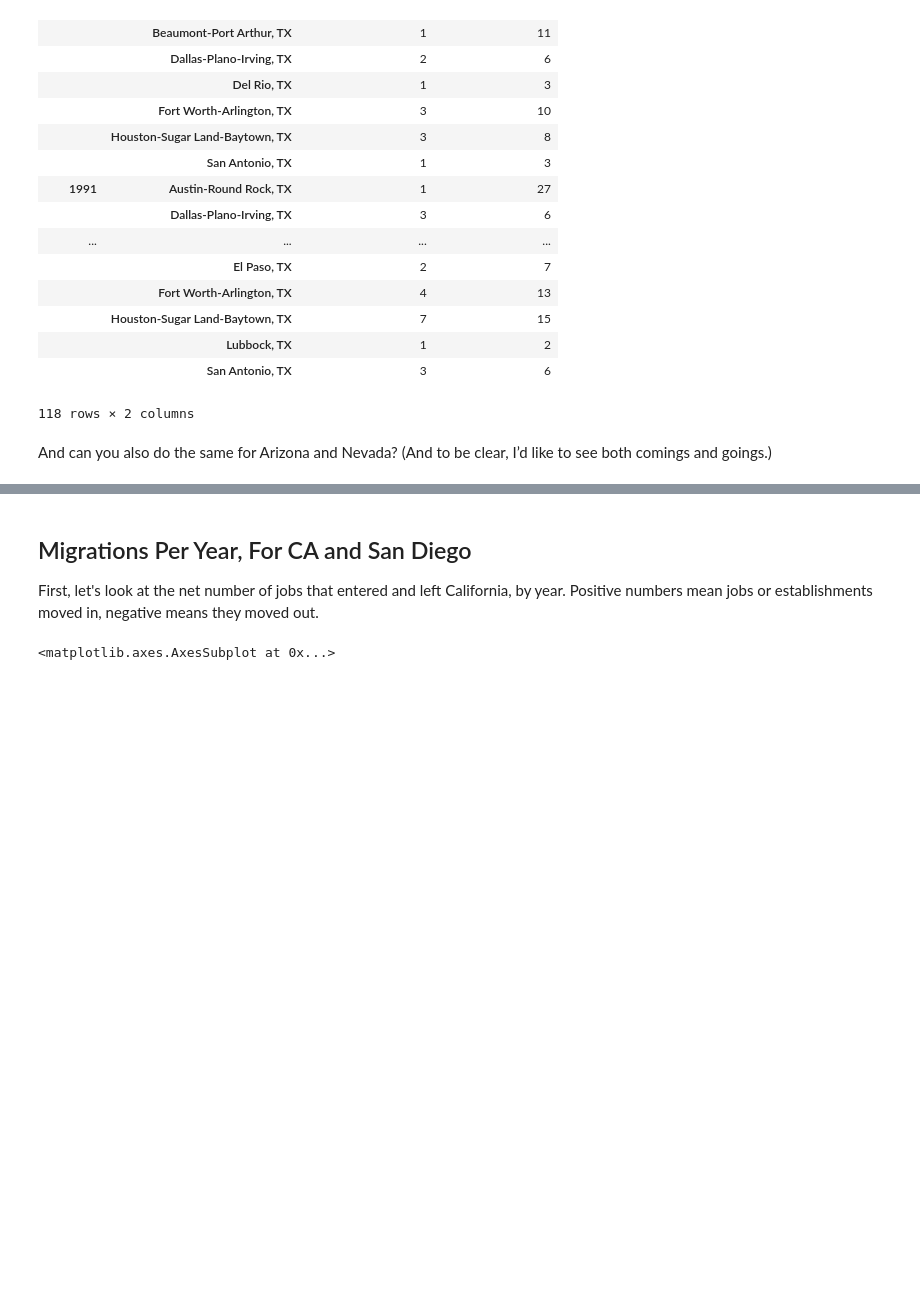
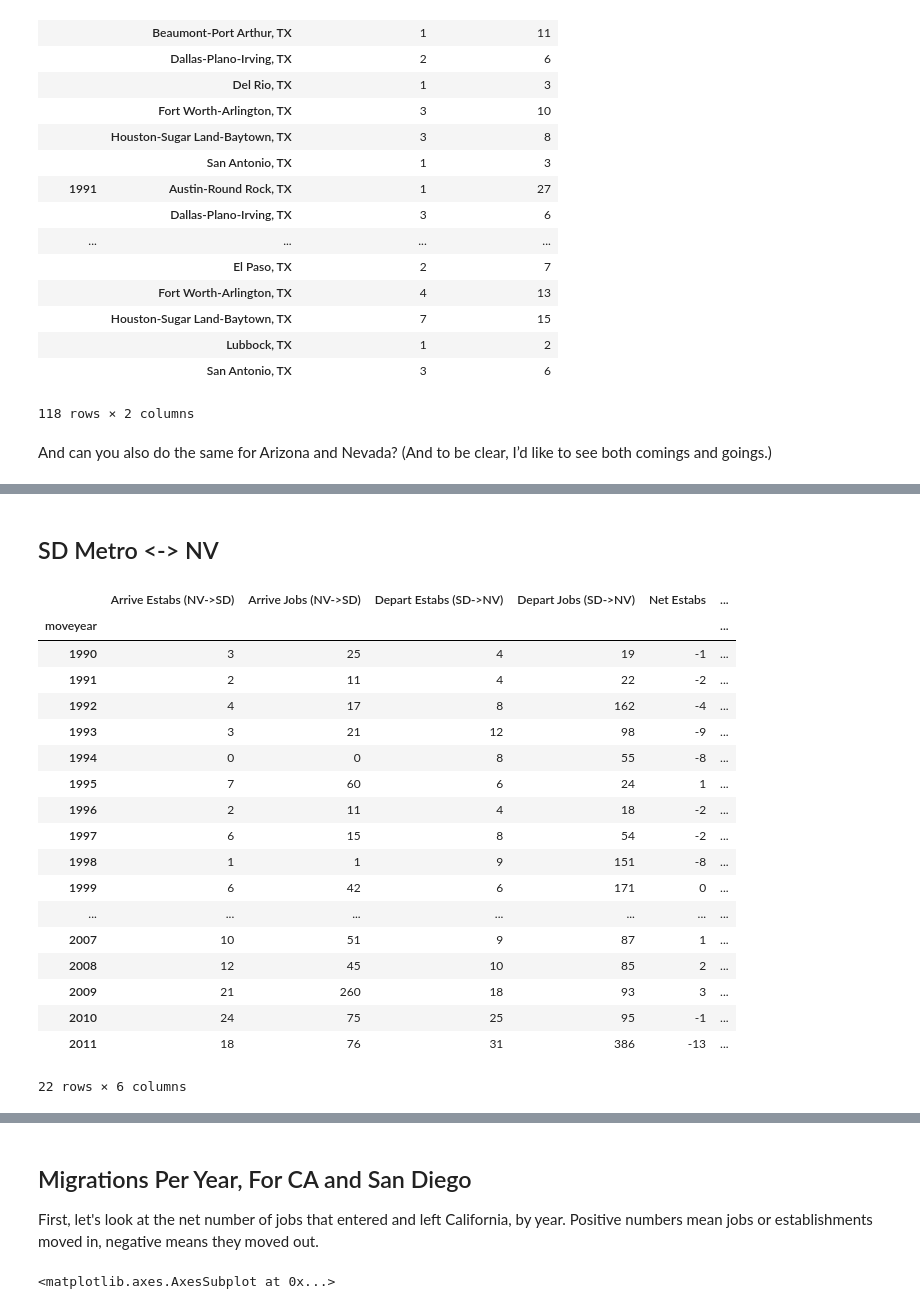
Before and after one commit to SDRDLAnalysts/pdp-data-projects, a Jupyter notebook: voiceofsandiego.org/business-migrations/analysts/gonzalo.ipynb, the cells around one changed output, grey strips where cells are left out. Drawn from its saved outputs; the diff is of its cells as text; code cells hidden in the pictures; blank space fills up the shorter version.

```diff
--- a/voiceofsandiego.org/business-migrations/analysts/gonzalo.ipynb
+++ b/voiceofsandiego.org/business-migrations/analysts/gonzalo.ipynb
@@ -263,0 +376,42 @@ And can you also do the same for Arizona and Nevada? (And to be clear, I’d lik
+# %% [markdown]
+## SD Metro <-> NV
+# %%
+sdtoNVest = df[(df.origin_metro_area=='San Diego-Carlsbad-San Marcos, CA')&
+            (df.deststate=='NV')].groupby('moveyear').estabs.sum()
+sdtoNVjobs = df[(df.origin_metro_area=='San Diego-Carlsbad-San Marcos, CA')&
+            (df.deststate=='NV')].groupby('moveyear').jobs.sum()
+NVtosdest = df[(df.originstate=='NV')
+            &(df.destination_metro_area=='San Diego-Carlsbad-San Marcos, CA')].groupby('moveyear').estabs.sum()
+NVtosdjobs = df[(df.originstate=='NV')
+            &(df.destination_metro_area=='San Diego-Carlsbad-San Marcos, CA')].groupby('moveyear').jobs.sum()
+
+sdNV = pd.DataFrame({
+'Arrive Estabs (NV->SD)': pd.Series(NVtosdest),
+'Arrive Jobs (NV->SD)': pd.Series(NVtosdjobs),
+'Depart Estabs (SD->NV)': pd.Series(sdtoNVest),
+'Depart Jobs (SD->NV)': pd.Series(sdtoNVjobs),
+})
+sdNV=sdNV.fillna(0)
+sdNV['Net Estabs']= sdNV['Arrive Estabs (NV->SD)']-sdNV['Depart Estabs (SD->NV)']
+sdNV['Net Jobs']= sdNV['Arrive Jobs (NV->SD)']-sdNV['Depart Jobs (SD->NV)']
+sdNV
+# %% [output]
+|  | Arrive Estabs (NV->SD) | Arrive Jobs (NV->SD) | Depart Estabs (SD->NV) | Depart Jobs (SD->NV) | Net Estabs | ... |
+| moveyear |  |  |  |  |  | ... |
+| 1990 | 3 | 25 | 4 | 19 | -1 | ... |
+| 1991 | 2 | 11 | 4 | 22 | -2 | ... |
+| 1992 | 4 | 17 | 8 | 162 | -4 | ... |
+| 1993 | 3 | 21 | 12 | 98 | -9 | ... |
+| 1994 | 0 | 0 | 8 | 55 | -8 | ... |
+| 1995 | 7 | 60 | 6 | 24 | 1 | ... |
+| 1996 | 2 | 11 | 4 | 18 | -2 | ... |
+| 1997 | 6 | 15 | 8 | 54 | -2 | ... |
+| 1998 | 1 | 1 | 9 | 151 | -8 | ... |
+| 1999 | 6 | 42 | 6 | 171 | 0 | ... |
+| ... | ... | ... | ... | ... | ... | ... |
+| 2007 | 10 | 51 | 9 | 87 | 1 | ... |
+| 2008 | 12 | 45 | 10 | 85 | 2 | ... |
+| 2009 | 21 | 260 | 18 | 93 | 3 | ... |
+| 2010 | 24 | 75 | 25 | 95 | -1 | ... |
+| 2011 | 18 | 76 | 31 | 386 | -13 | ... |
+22 rows × 6 columns
```
Also changed, not shown: parts of 18 cells of this notebook.
